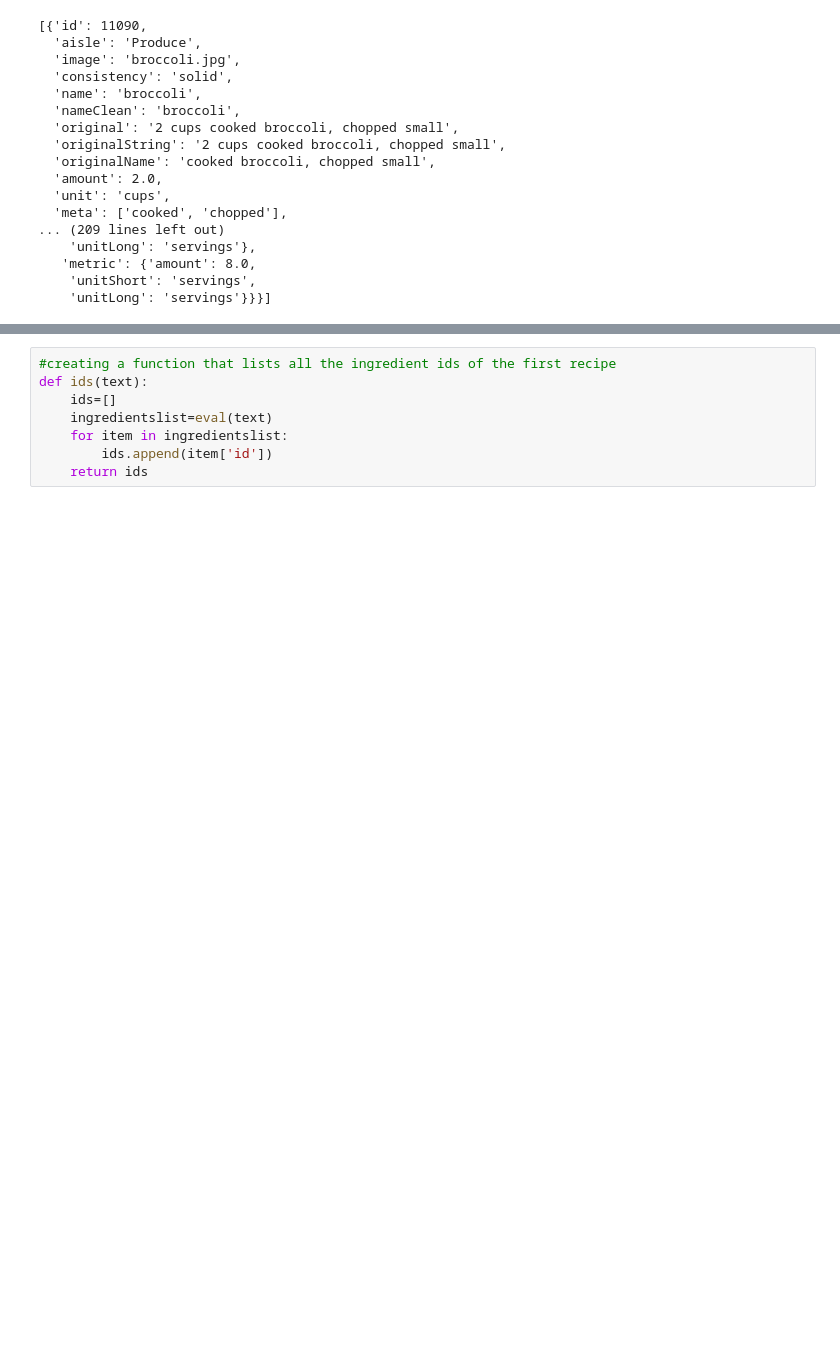
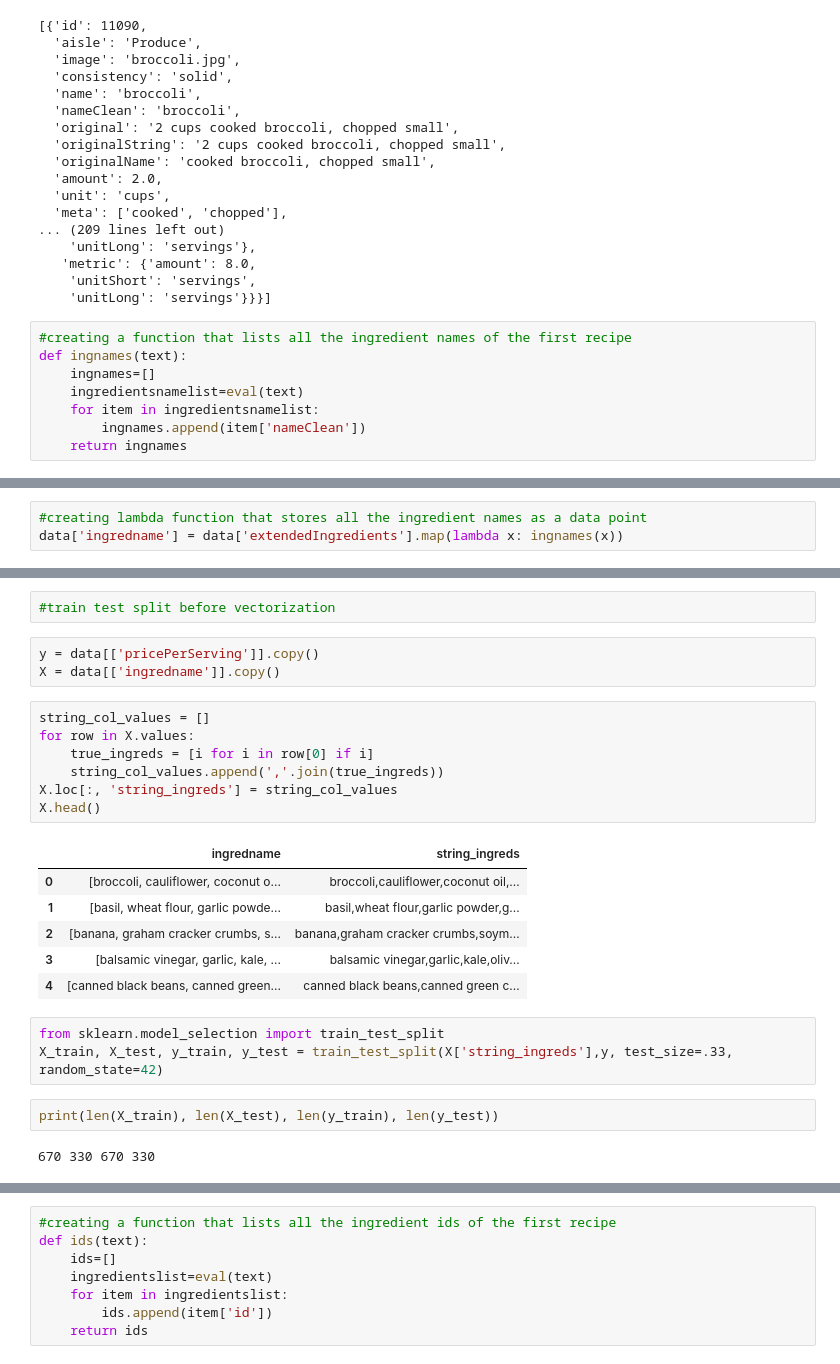
Before and after one commit to crissymae/Solid-Spoon, a Jupyter notebook: solid-spoon Notebook-Post API Calls.ipynb, the cells around one changed output, grey strips where cells are left out. Saved outputs shown, nothing was run; the diff lists cells and outputs as text; blank space fills up the shorter version.

```diff
--- a/solid-spoon Notebook-Post API Calls.ipynb
+++ b/solid-spoon Notebook-Post API Calls.ipynb
@@ -225,3 +247,11 @@ eval(first)
    'metric': {'amount': 8.0,
     'unitShort': 'servings',
     'unitLong': 'servings'}}}]
+# %%
+#creating a function that lists all the ingredient names of the first recipe
+def ingnames(text):
+    ingnames=[]
+    ingredientsnamelist=eval(text)
+    for item in ingredientsnamelist:
+        ingnames.append(item['nameClean'])
+    return ingnames
@@ -227,0 +276,3 @@ eval(first)
+# %%
+#creating lambda function that stores all the ingredient names as a data point
+data['ingredname'] = data['extendedIngredients'].map(lambda x: ingnames(x))
@@ -227,0 +377,26 @@ eval(first)
+# %%
+#train test split before vectorization
+# %%
+y = data[['pricePerServing']].copy()
+X = data[['ingredname']].copy()
+# %%
+string_col_values = []
+for row in X.values:
+    true_ingreds = [i for i in row[0] if i]
+    string_col_values.append(','.join(true_ingreds))
+X.loc[:, 'string_ingreds'] = string_col_values
+X.head()
+# %% [output]
+|  | ingredname | string_ingreds |
+| 0 | [broccoli, cauliflower, coconut o... | broccoli,cauliflower,coconut oil,... |
+| 1 | [basil, wheat flour, garlic powde... | basil,wheat flour,garlic powder,g... |
+| 2 | [banana, graham cracker crumbs, s... | banana,graham cracker crumbs,soym... |
+| 3 | [balsamic vinegar, garlic, kale, ... | balsamic vinegar,garlic,kale,oliv... |
+| 4 | [canned black beans, canned green... | canned black beans,canned green c... |
+# %%
+from sklearn.model_selection import train_test_split
+X_train, X_test, y_train, y_test = train_test_split(X['string_ingreds'],y, test_size=.33, random_state=42)
+# %%
+print(len(X_train), len(X_test), len(y_train), len(y_test))
+# %% [output]
+670 330 670 330
```
Also changed, not shown: parts of 54 cells of this notebook, 13 other files.
